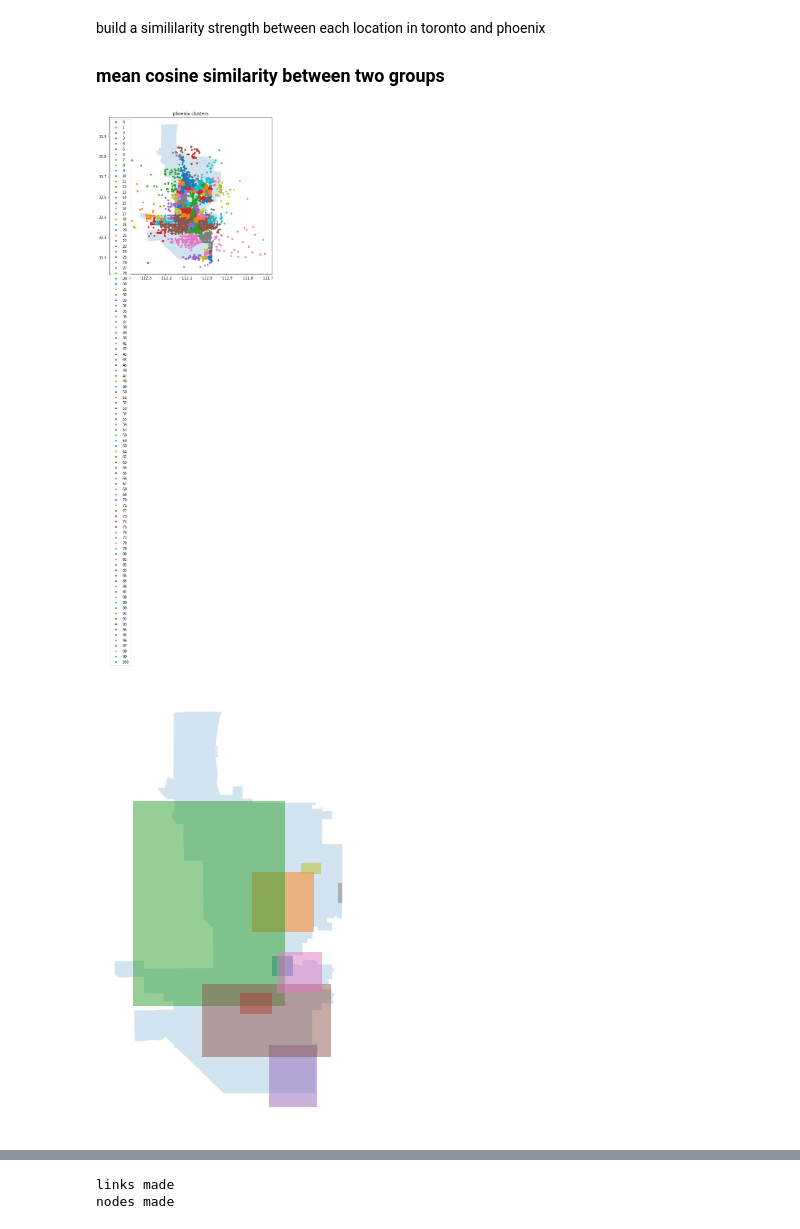
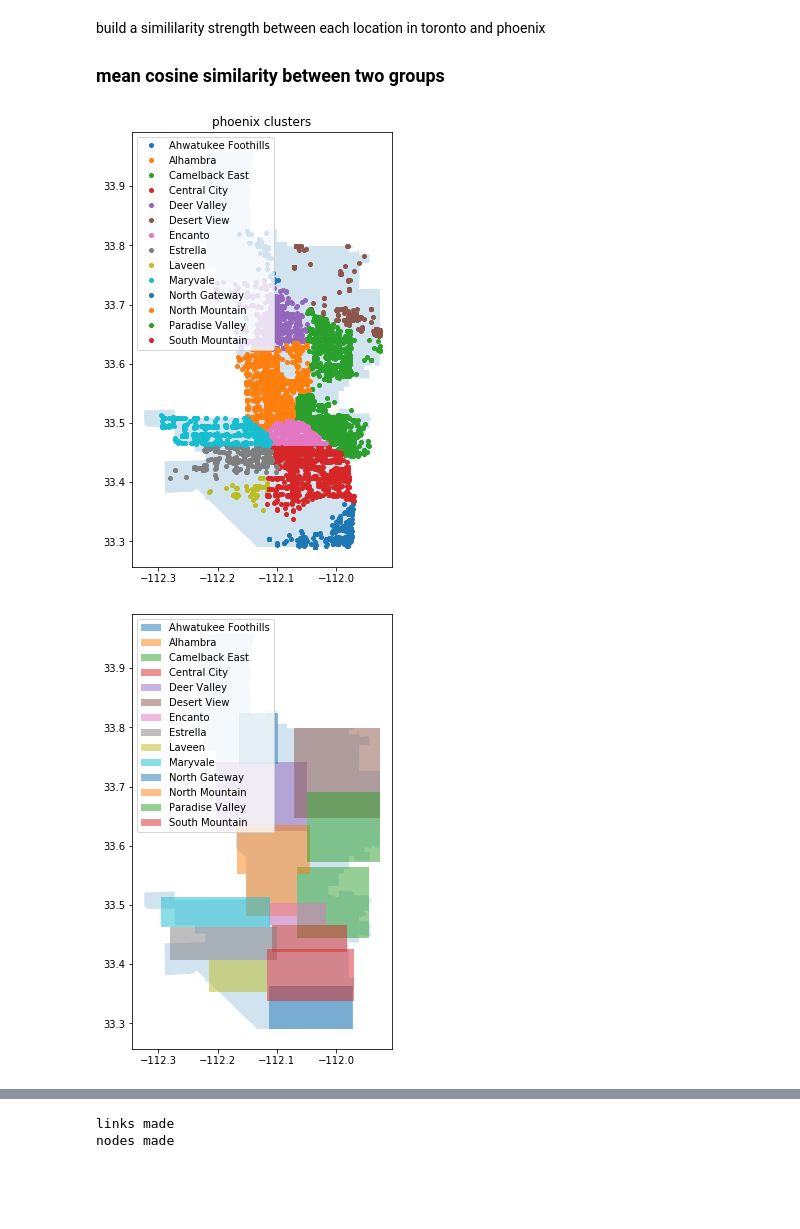
Before and after one commit to lots-of-things/city2city, a Jupyter notebook: dataprep.ipynb, the cells around one changed output, grey strips where cells are left out. Drawn from its saved outputs; the diff is of its cells as text; code cells hidden in the pictures; blank space fills up the shorter version.

```diff
--- a/dataprep.ipynb
+++ b/dataprep.ipynb
@@ -87,45 +89,50 @@ def craycray_clust(df,tsne_perplexity=30,dbscan_eps=1,dbscan_min_samples=2):
     clustering = DBSCAN(eps=dbscan_eps, min_samples=dbscan_min_samples).fit_predict(df[['craycray_0','craycray_1']].values)
     df['cluster']=clustering
 # %%
-df_biz = df_fin[['biz_id','city','lat','lon']].drop_duplicates().sort_values('biz_id')
+df_fin['ind']=range(df_fin.shape[0])
+df_biz = df_fin[['ind','biz_id','city','lat','lon']].drop_duplicates().sort_values('biz_id')
 # %%
 phx = df_biz.loc[df_biz['city']=='Phoenix'].copy()
 craycray_clust(phx,tsne_perplexity=50,dbscan_eps=3)
+# %%
+#http://mapping-phoenix.opendata.arcgis.com/
+phx_map = gpd.read_file('phoenix_map/Villages.shp').to_crs('EPSG:4326')
+phx_map['colors']=range(phx_map.shape[0])
+phx_map['coords'] = phx_map['geometry'].apply(lambda x: x.representative_point().coords[:])
+phx_map['coords'] = [coords[0] for coords in phx_map['coords']]
+phx_map['name']=phx_map['NAME']
+# %%
+phx_points = gpd.GeoDataFrame(phx,geometry = gpd.points_from_xy(phx['lon'],phx['lat']))
+phx_points = sjoin(phx_points, phx_map, how='left')
 # %%
 fig, ax = plt.subplots(figsize=(10,8))
-
-#http://mapping-phoenix.opendata.arcgis.com/
-phx_map = gpd.read_file('phoenix_map/Villages.shp').to_crs('EPSG:4326')
 
 phx_map.plot(ax=ax,alpha=0.2)
 
 ax.margins(0.05) # Optional, just adds 5% padding to the autoscaling
-for name, group in phx.groupby('cluster'):
+for name, group in phx_points.groupby('name'):
     ax.plot(group['lon'], group['lat'], marker='o', linestyle='', ms=4, label=name)
 plt.title('phoenix clusters')
 plt.legend()
 plt.show()
 # %% [output]
-[figure, old version]
+[figure, new version]
 # %%
 fig, ax = plt.subplots(figsize=(10,8))
 
 phx_map.plot(ax=ax,alpha=0.2)
 
 ax.margins(0.05) # Optional, just adds 5% padding to the autoscaling
-for name, group in phx.groupby('cluster'):
-    points_x = [group['lon'].min(), group['lon'].min(), group['lon'].max(), group['lon'].max()]
-    points_y = [group['lat'].min(), group['lat'].max(), group['lat'].max(), group['lat'].min()]
-    ax.fill(points_x, points_y,label=name,alpha=0.5)
-fig.patch.set_visible(False)
-ax.axis('off')
-# ax.set_ylim(ax.get_ylim()[1], ax.get_ylim()[0])
-# ax.set_xlim(ax.get_xlim()[1], ax.get_xlim()[0])
+for name, group in phx_points.groupby('name'):
+    if (group['lon'].max()-group['lon'].min() < 0.2) & (group['lat'].max()-group['lat'].min() < 0.2):
+        points_x = [group['lon'].min(), group['lon'].min(), group['lon'].max(), group['lon'].max()]
+        points_y = [group['lat'].min(), group['lat'].max(), group['lat'].max(), group['lat'].min()]
+        ax.fill(points_x, points_y,label=name,alpha=0.5)
+plt.legend()
 
-plt.savefig("phx.svg", format="svg")
 plt.show()
 # %% [output]
-[figure, old version]
+[figure, new version]
 # %%
 tor = df_biz.loc[df_biz['city']=='Toronto'].copy()
 craycray_clust(tor,tsne_perplexity=50,dbscan_eps=5)
```
Also changed, not shown: parts of 43 cells of this notebook, 12 other files.
